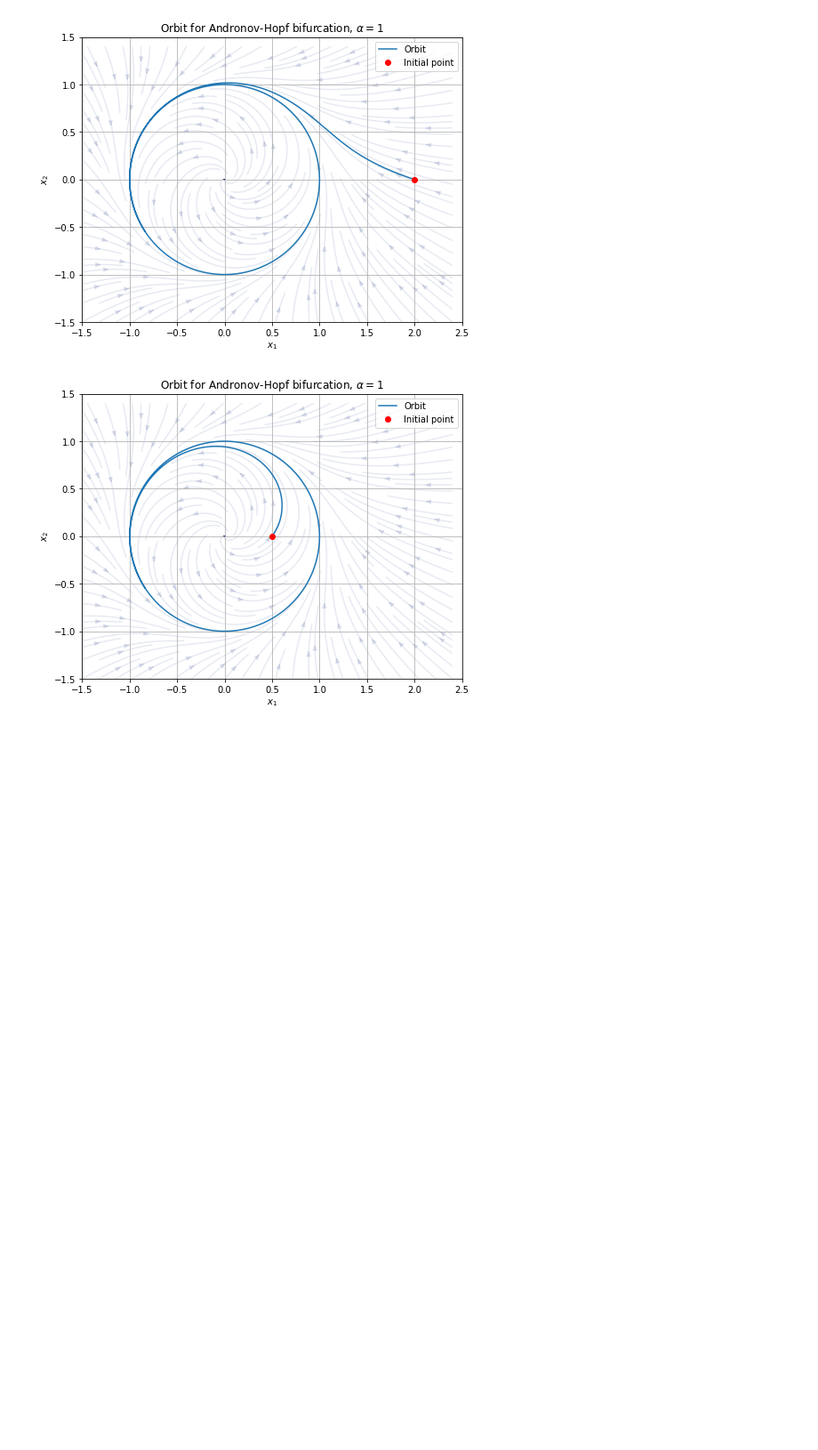
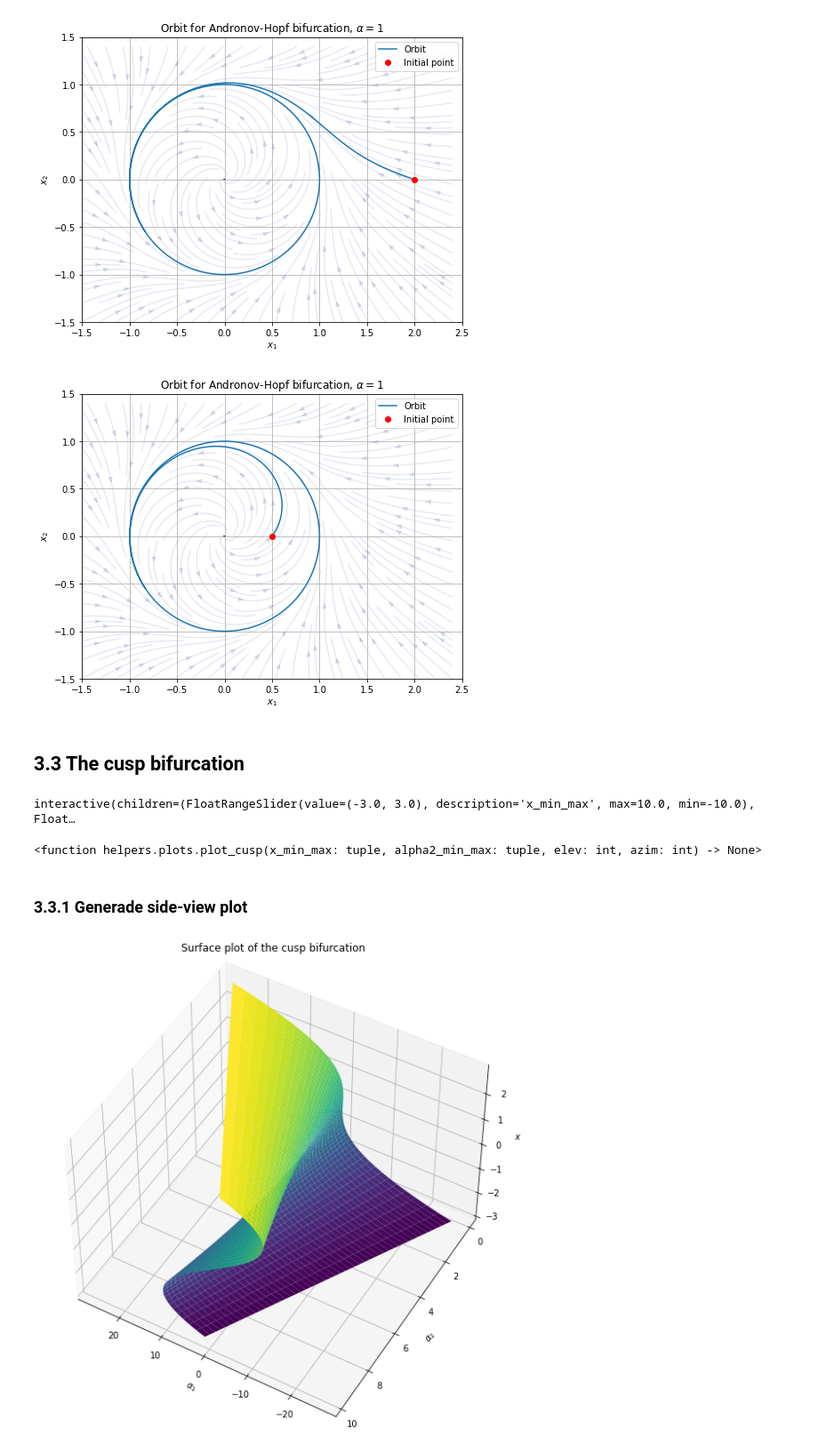
Before and after one commit to sonmikrafft-uni-MLCMS/ex3, a Jupyter notebook: task_3.ipynb, the cells around one changed output. Shown at 89% size. Saved outputs shown, nothing was run; the diff lists cells and outputs as text; code cells hidden in the pictures; blank space fills up the shorter version.

Commit message:
Add part for cusp bifurcation

```diff
--- a/task_3.ipynb
+++ b/task_3.ipynb
@@ -102,3 +104,23 @@ for y0 in y0_vec:
 # %% [output]
 [figure]
 [figure]
+# %% [markdown]
+## 3.3 The cusp bifurcation
+# %%
+interact(
+    plot_cusp,
+    x_min_max=widgets.FloatRangeSlider(min=-10, max=10, step=0.1, value=(-3, 3)),
+    alpha2_min_max=widgets.FloatRangeSlider(min=-10, max=10, step=0.1, value=(0.2, 9.7)),
+    elev=widgets.IntSlider(min=0, max=360, step=1, value=47),
+    azim=widgets.IntSlider(min=0, max=360, step=1, value=120),
+)
+# %% [output]
+interactive(children=(FloatRangeSlider(value=(-3.0, 3.0), description='x_min_max', max=10.0, min=-10.0), Float…
+<function helpers.plots.plot_cusp(x_min_max: tuple, alpha2_min_max: tuple, elev: int, azim: int) -> None>
+# %% [markdown]
+### 3.3.1 Generade side-view plot
+# %%
+fig, _ = plot_cusp(x_min_max=(-3, 3), alpha2_min_max=(0.2, 9.7), elev=47, azim=120)
+fig.savefig("plots/task_3_cusp.pdf")
+# %% [output]
+[figure, added]
```
Also changed, not shown: parts of 7 cells of this notebook, 1 other file.
